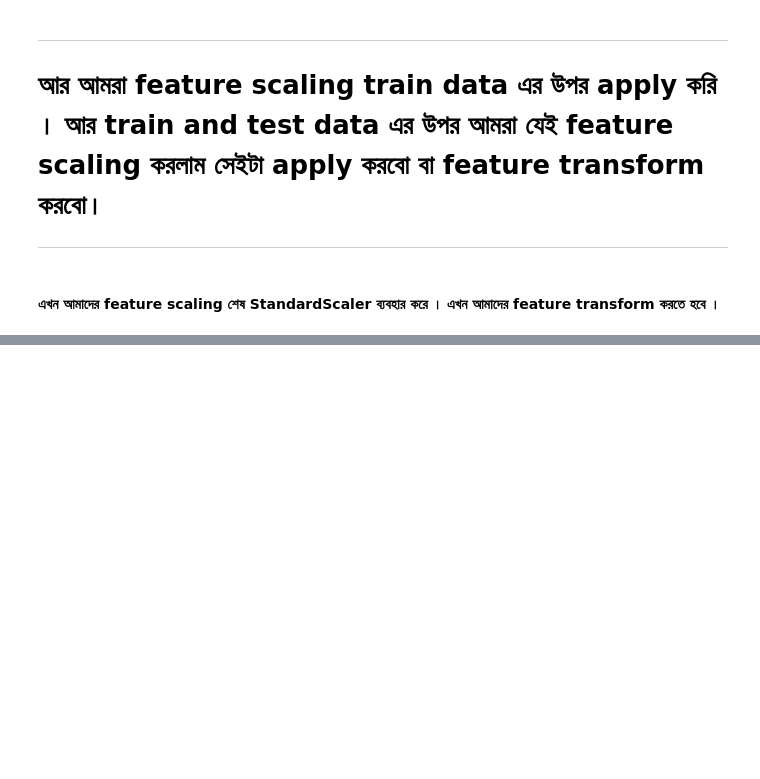
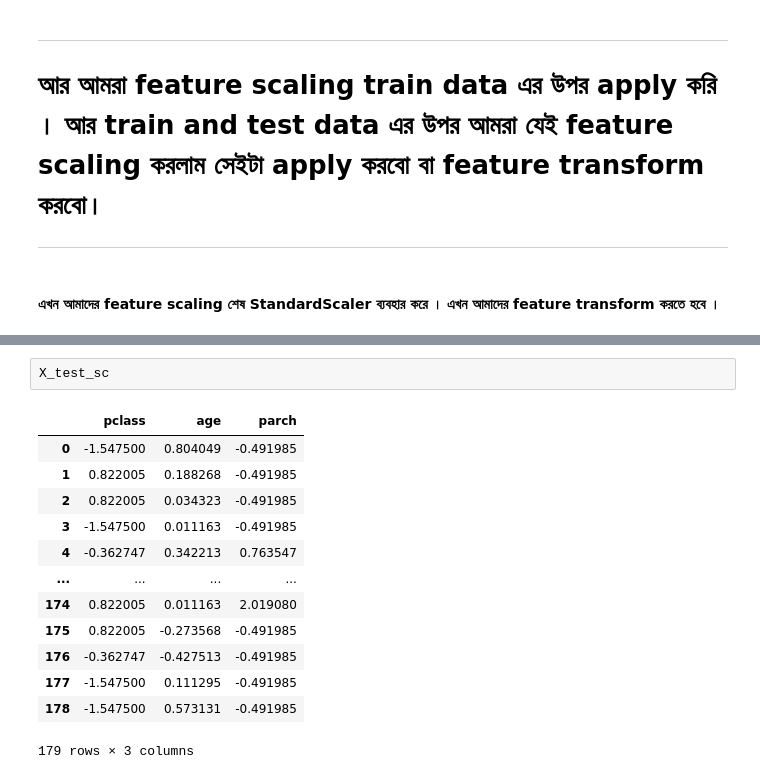
Before and after one commit to yasin-arafat-05/jupyterNotebook, a Jupyter notebook: DataPrepossingAndFeatureEngg/16_Standardization_Normalization(feature_scaling).ipynb, the cells around one changed output, grey strips where cells are left out. Cells and saved outputs as stored; diff of their text form; blank space fills up the shorter version.

```diff
--- a/DataPrepossingAndFeatureEngg/16_Standardization_Normalization(feature_scaling).ipynb
+++ b/DataPrepossingAndFeatureEngg/16_Standardization_Normalization(feature_scaling).ipynb
@@ -242,0 +267,16 @@ X_test = sc.transform(x_test)
+# %%
+X_test_sc
+# %% [output]
+|  | pclass | age | parch |
+| 0 | -1.547500 | 0.804049 | -0.491985 |
+| 1 | 0.822005 | 0.188268 | -0.491985 |
+| 2 | 0.822005 | 0.034323 | -0.491985 |
+| 3 | -1.547500 | 0.011163 | -0.491985 |
+| 4 | -0.362747 | 0.342213 | 0.763547 |
+| ... | ... | ... | ... |
+| 174 | 0.822005 | 0.011163 | 2.019080 |
+| 175 | 0.822005 | -0.273568 | -0.491985 |
+| 176 | -0.362747 | -0.427513 | -0.491985 |
+| 177 | -1.547500 | 0.111295 | -0.491985 |
+| 178 | -1.547500 | 0.573131 | -0.491985 |
+179 rows × 3 columns
```
Also changed, not shown: parts of 22 cells of this notebook.
